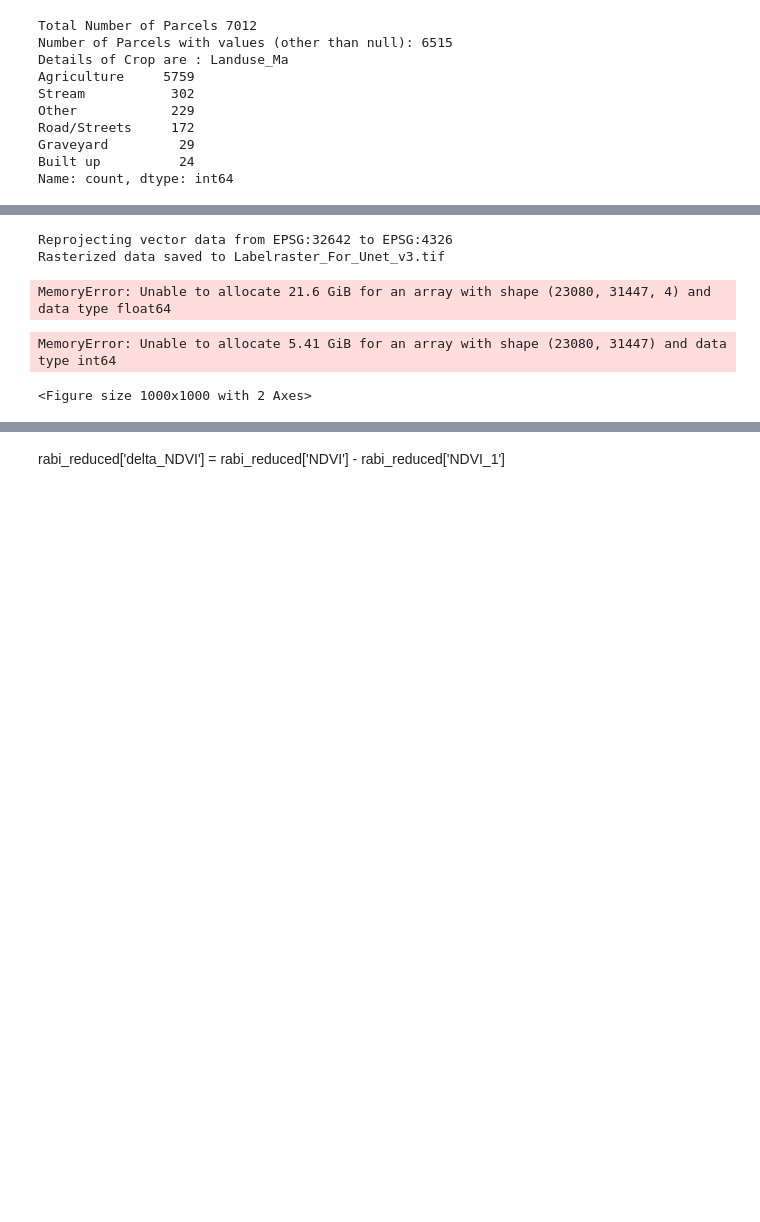
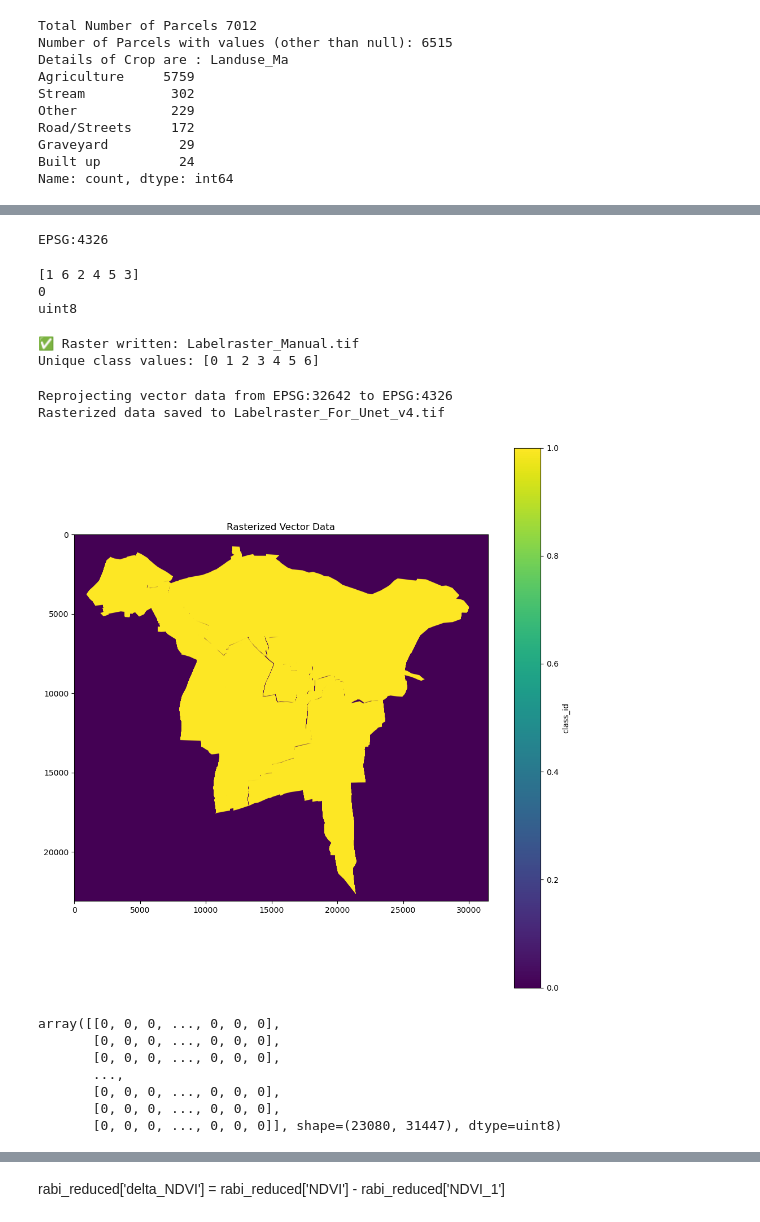
Before and after one commit to code4geoai/gee, a Jupyter notebook: RF_for_Unet.ipynb, the cells around one changed output, grey strips where cells are left out. Cells and saved outputs as stored; diff of their text form; code cells hidden in the pictures; blank space fills up the shorter version.

Commit message:
label Image generated manually.geoai.vector_to_raster() didnot work perfectly

```diff
--- a/RF_for_Unet.ipynb
+++ b/RF_for_Unet.ipynb
@@ -35,3 +37,18 @@ label_map = {
 }
 
 gdf['class_id'] = gdf['Landuse_Ma'].map(label_map)
+
+gdf = gdf[gdf['class_id'].notna()]
+gdf['class_id'] = gdf['class_id'].astype('uint8')
+gdf=gdf.to_crs('EPSG:4326')
+print(gdf.crs)
+# %% [output]
+EPSG:4326
+# %%
+print(gdf['class_id'].unique())
+print(gdf['class_id'].isnull().sum())
+print(gdf['class_id'].dtype)
+# %% [output]
+[1 6 2 4 5 3]
+0
+uint8
@@ -38,16 +58,70 @@ gdf['class_id'] = gdf['Landuse_Ma'].map(label_map)
+# %%
+import rasterio
+from rasterio.features import rasterize
+#import geopandas as gpd
+import numpy as np
+
+# Load vector data and reproject
+vector_path = "temp_cleaned_vector.geojson"  # Or your original GeoJSON/GeoPackage
+vector = gpd.read_file(vector_path)
+
+# Open the satellite raster as reference
+with rasterio.open(satellite_imagery) as src:
+    raster_meta = src.meta.copy()
+    transform = src.transform
+    out_shape = (src.height, src.width)
+    crs = src.crs
+
+# Ensure CRS matches
+vector = vector.to_crs(crs)
+
+# Prepare shapes: list of (geometry, class_id)
+shapes = [(geom, value) for geom, value in zip(vector.geometry, vector['class_id'])]
+
+# Rasterize
+label_raster = rasterize(
+    shapes=shapes,
+    out_shape=out_shape,
+    transform=transform,
+    fill=0,
+    dtype='uint8'
+)
+
+# Save raster
+raster_meta.update({
+    "count": 1,
+    "dtype": 'uint8',
+    "nodata": 0
+})
+
+output_path = "Labelraster_Manual.tif"
+with rasterio.open(output_path, "w", **raster_meta) as dest:
+    dest.write(label_raster, 1)
+
+# Check output
+print("✅ Raster written:", output_path)
+print("Unique class values:", np.unique(label_raster))
+# %% [output]
+✅ Raster written: Labelraster_Manual.tif
+Unique class values: [0 1 2 3 4 5 6]
 # %%
 geoai.vector_to_raster(
     vector_path=vector_file,
     reference_raster=satellite_imagery,
     attribute_field='class_id',
-    output_path='Labelraster_For_Unet_v3.tif',
+    output_path='Labelraster_For_Unet_v4.tif',
     dtype='uint8',
     plot_result=True,
     nodata=0
     )
 # %% [output]
 Reprojecting vector data from EPSG:32642 to EPSG:4326
-Rasterized data saved to Labelraster_For_Unet_v3.tif
+Rasterized data saved to Labelraster_For_Unet_v4.tif
+[figure, added]
-MemoryError: Unable to allocate 21.6 GiB for an array with shape (23080, 31447, 4) and data type float64
+array([[0, 0, 0, ..., 0, 0, 0],
+       [0, 0, 0, ..., 0, 0, 0],
+       [0, 0, 0, ..., 0, 0, 0],
+       ...,
+       [0, 0, 0, ..., 0, 0, 0],
+       [0, 0, 0, ..., 0, 0, 0],
+       [0, 0, 0, ..., 0, 0, 0]], shape=(23080, 31447), dtype=uint8)
-MemoryError: Unable to allocate 5.41 GiB for an array with shape (23080, 31447) and data type int64
-<Figure size 1000x1000 with 2 Axes>
```
Also changed, not shown: parts of 3 cells of this notebook, 4 other files.
